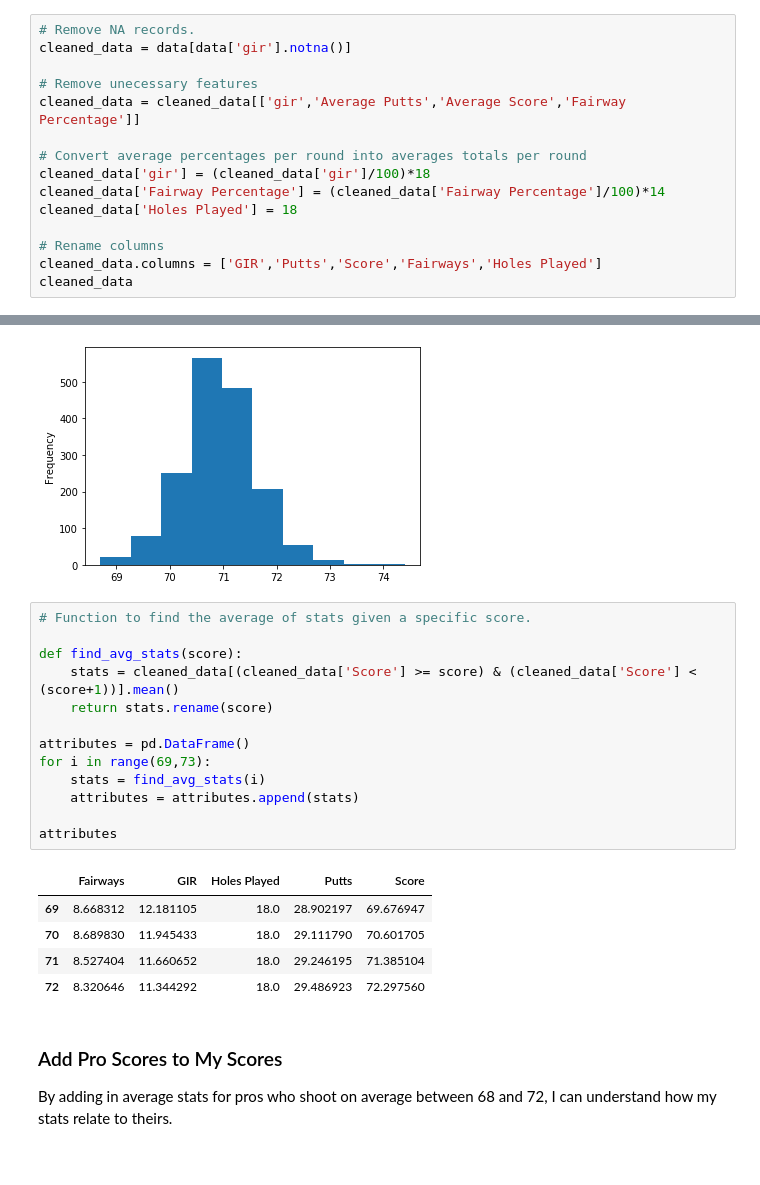
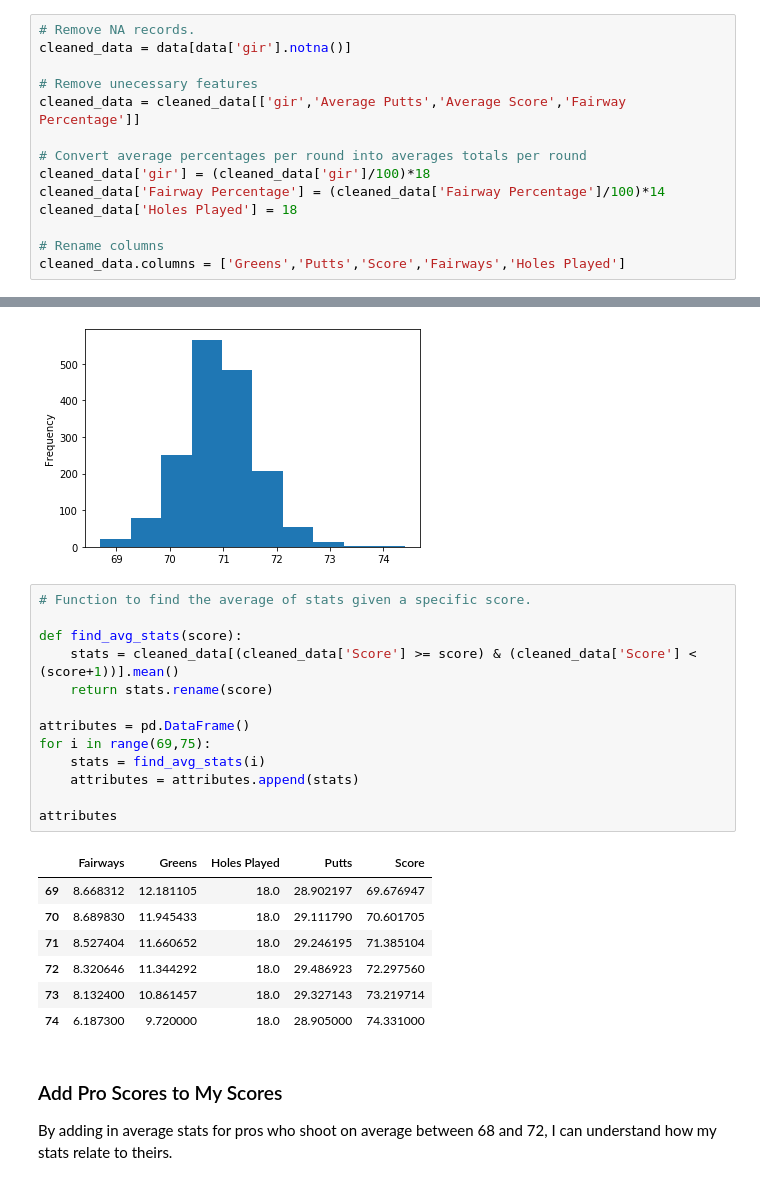
Before and after one commit to mvrahas/predict-golf-score, a Jupyter notebook: Golf-Game-Improvement-EDA.ipynb, the cells around one changed output, grey strips where cells are left out. Drawn from its saved outputs; the diff is of its cells as text.

```diff
--- a/Golf-Game-Improvement-EDA.ipynb
+++ b/Golf-Game-Improvement-EDA.ipynb
@@ -158,5 +162,4 @@ cleaned_data['Fairway Percentage'] = (cleaned_data['Fairway Percentage']/100)*14
 cleaned_data['Holes Played'] = 18
 
 # Rename columns
-cleaned_data.columns = ['GIR','Putts','Score','Fairways','Holes Played']
-cleaned_data
+cleaned_data.columns = ['Greens','Putts','Score','Fairways','Holes Played']
@@ -183,22 +172,24 @@ cleaned_data['Score'].plot(kind='hist')
 # %%
 # Function to find the average of stats given a specific score.
 
 def find_avg_stats(score):
     stats = cleaned_data[(cleaned_data['Score'] >= score) & (cleaned_data['Score'] < (score+1))].mean()
     return stats.rename(score)
 
 attributes = pd.DataFrame()
-for i in range(69,73):
+for i in range(69,75):
     stats = find_avg_stats(i)
     attributes = attributes.append(stats)
 
 attributes
 # %% [output]
-|  | Fairways | GIR | Holes Played | Putts | Score |
+|  | Fairways | Greens | Holes Played | Putts | Score |
 | 69 | 8.668312 | 12.181105 | 18.0 | 28.902197 | 69.676947 |
 | 70 | 8.689830 | 11.945433 | 18.0 | 29.111790 | 70.601705 |
 | 71 | 8.527404 | 11.660652 | 18.0 | 29.246195 | 71.385104 |
 | 72 | 8.320646 | 11.344292 | 18.0 | 29.486923 | 72.297560 |
+| 73 | 8.132400 | 10.861457 | 18.0 | 29.327143 | 73.219714 |
+| 74 | 6.187300 | 9.720000 | 18.0 | 28.905000 | 74.331000 |
 # %% [markdown]
 ### Add Pro Scores to My Scores
 
```
Also changed, not shown: parts of 21 cells of this notebook, 2 other files.
